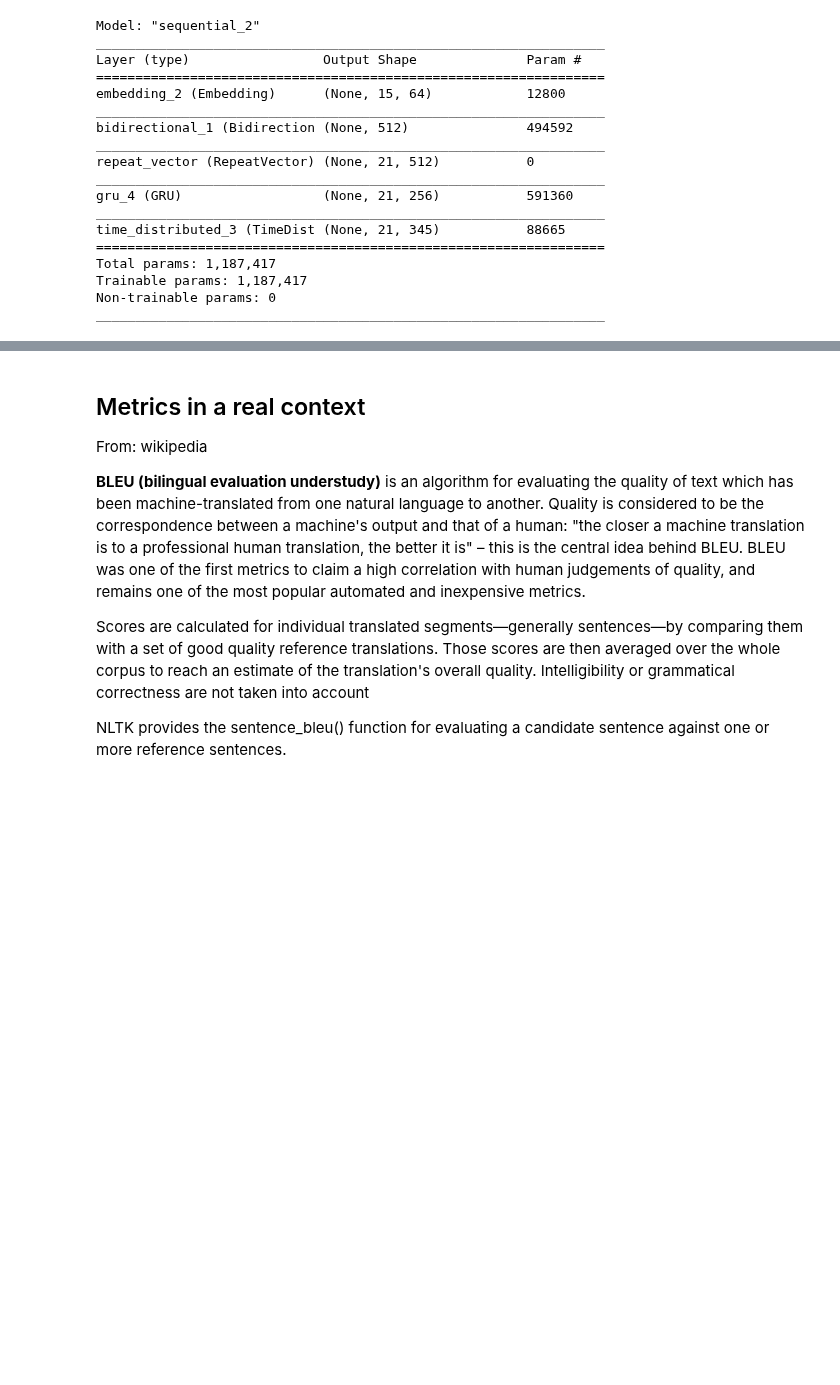
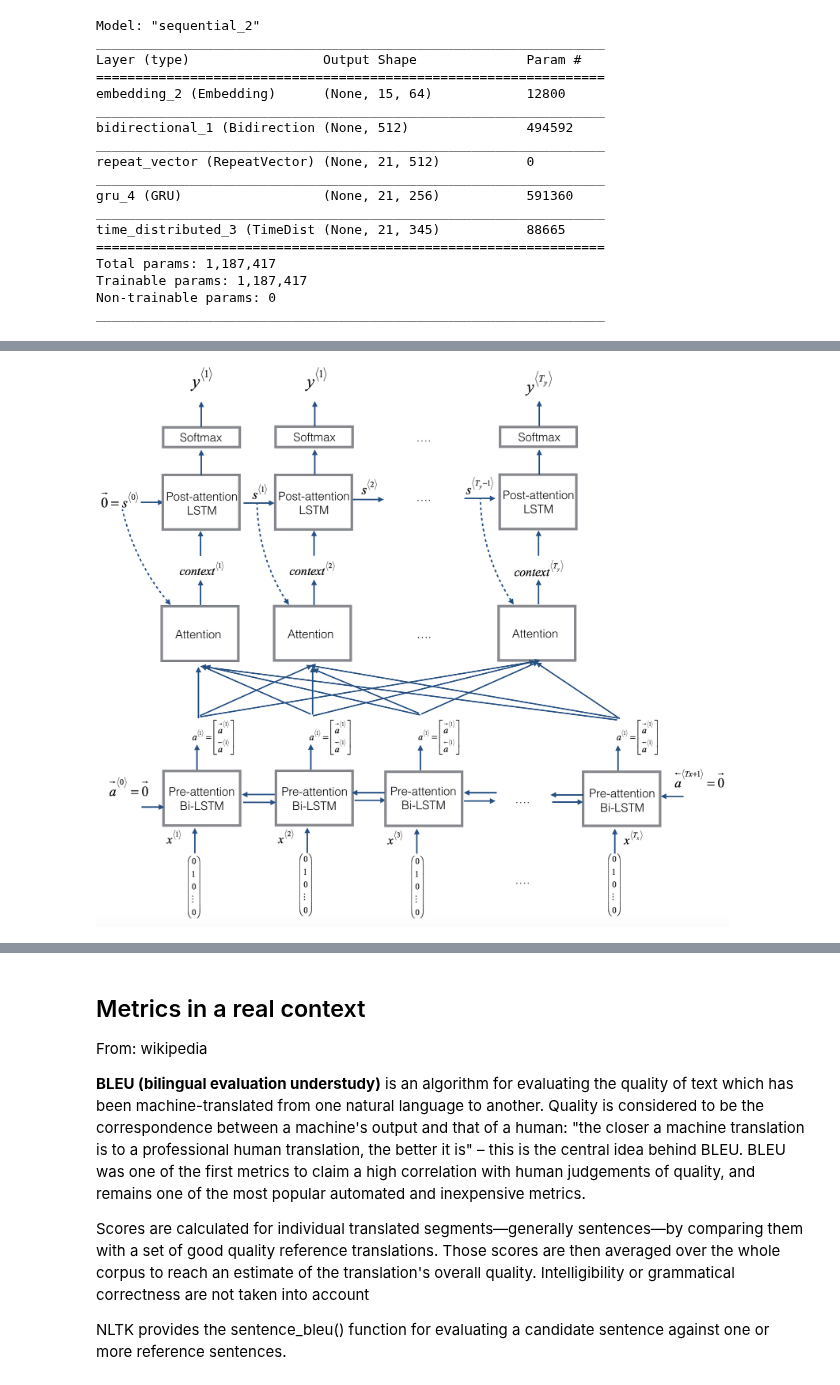
Before and after one commit to jdariasl/DiplomadoEPM_2019, a Jupyter notebook: Modulo4/Modulo4_12 (Bidirectional RNNs).ipynb, the cells around one changed output, grey strips where cells are left out. Cells and saved outputs as stored; diff of their text form; code cells hidden in the pictures; blank space fills up the shorter version.

```diff
--- a/Modulo4/Modulo4_12 (Bidirectional RNNs).ipynb
+++ b/Modulo4/Modulo4_12 (Bidirectional RNNs).ipynb
@@ -447,0 +455,4 @@ _________________________________________________________________
+# %%
+Image(filename='local/imgs/attn_model.png', width=800)
+# %% [output]
+[figure, added]
```
Also changed, not shown: parts of 9 cells of this notebook.
